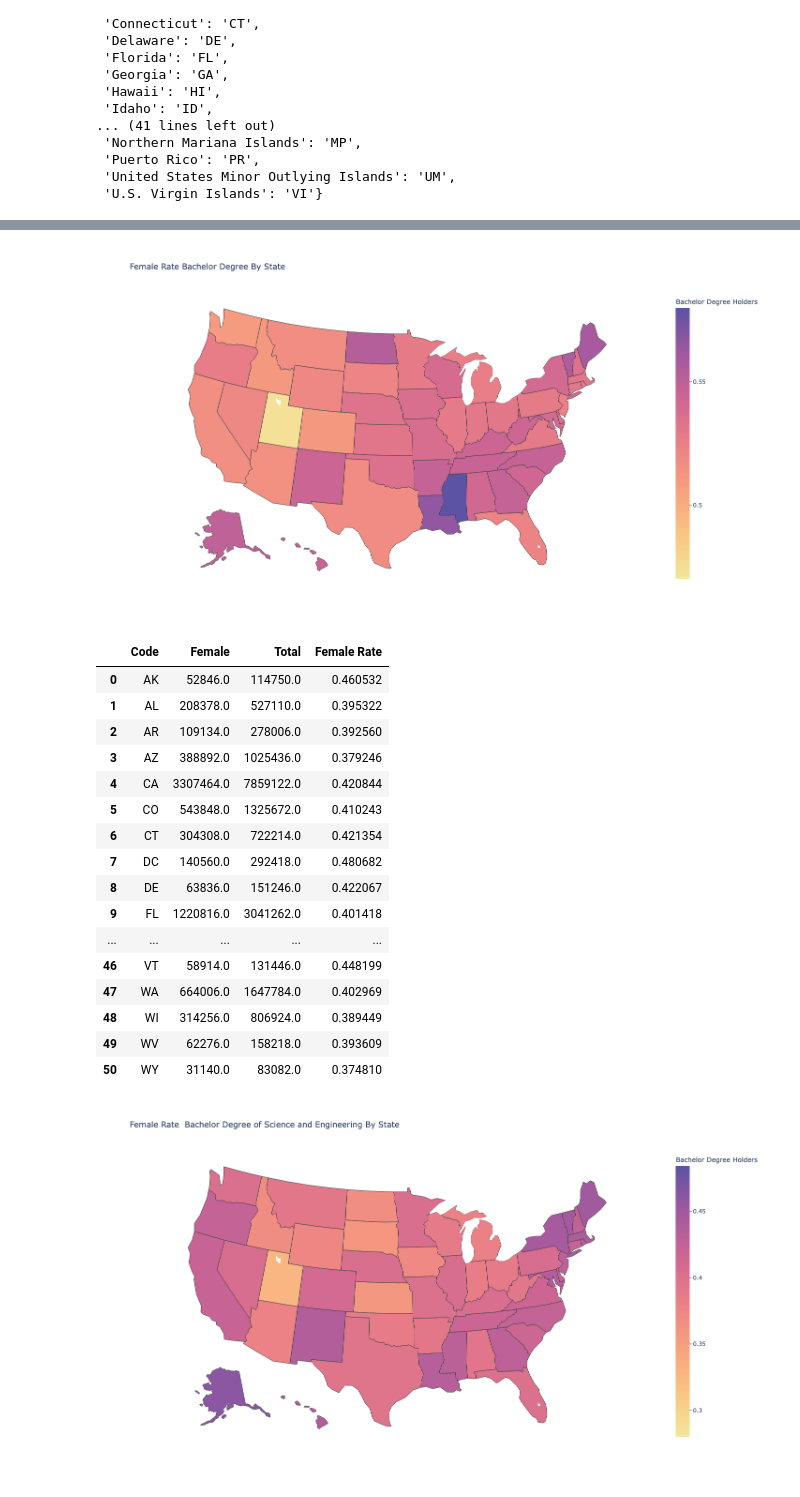
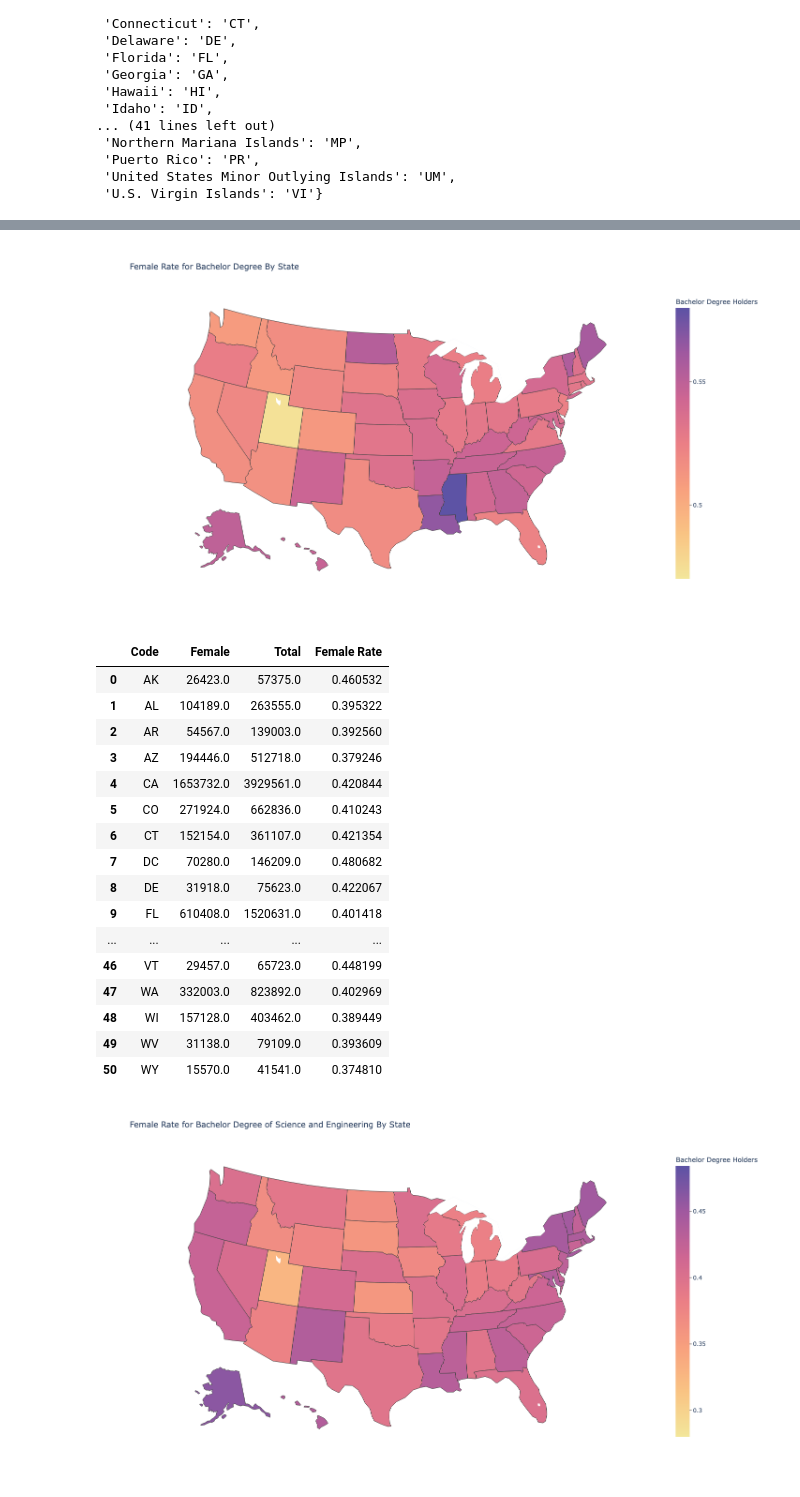
Before and after one commit to yibaiyilan/project_8, a Jupyter notebook: Bachelor_Degree.ipynb, the cells around one changed output, grey strips where cells are left out. Cells and saved outputs as stored; diff of their text form; code cells hidden in the pictures.

```diff
--- a/Bachelor_Degree.ipynb
+++ b/Bachelor_Degree.ipynb
@@ -126,3 +126,6 @@ us_state_to_abbrev
  'U.S. Virgin Islands': 'VI'}
 # %%
 df['Code'] = df['State'].map(us_state_to_abbrev)
+# %%
+df=df[df['Age Group']!='25 and older']
+df
@@ -237,36 +254,34 @@ fig.update_layout(
 )
 fig
 # %% [output]
-[figure, old version]
+[figure, new version]
 # %%
 se = pd.DataFrame(df,columns = ['Code','Sex','Science and Engineering'])
 se['Science and Engineering'] = se['Science and Engineering'].replace(",","", regex=True).astype(float)
 total_se = se[se['Sex']=='Total'].groupby(['Code'],as_index = False).sum().rename(columns={'Science and Engineering':"Total"})
 female_se = se[se['Sex']=='Female'].groupby(['Code'],as_index = False).sum().rename(columns={'Science and Engineering':"Female"})
 female_rate_se = pd.DataFrame()
 female_rate_se['Code'] = sex['Code']
 female_rate_se = pd.merge(female_se,total_se,on=['Code'])
-#z = female_rate1.groupby('Code')
-#z=female_rate[female_rate['Sex']=='Female']
-female_rate_se['Female Rate'] = female_rate['Female']/female_rate['Total']
+female_rate_se['Female Rate'] = female_rate_se['Female']/female_rate_se['Total']
 
 female_rate_se
 # %% [output]
 |  | Code | Female | Total | Female Rate |
-| 0 | AK | 52846.0 | 114750.0 | 0.460532 |
-| 1 | AL | 208378.0 | 527110.0 | 0.395322 |
-| 2 | AR | 109134.0 | 278006.0 | 0.392560 |
-| 3 | AZ | 388892.0 | 1025436.0 | 0.379246 |
-| 4 | CA | 3307464.0 | 7859122.0 | 0.420844 |
-| 5 | CO | 543848.0 | 1325672.0 | 0.410243 |
-| 6 | CT | 304308.0 | 722214.0 | 0.421354 |
-| 7 | DC | 140560.0 | 292418.0 | 0.480682 |
-| 8 | DE | 63836.0 | 151246.0 | 0.422067 |
-| 9 | FL | 1220816.0 | 3041262.0 | 0.401418 |
+| 0 | AK | 26423.0 | 57375.0 | 0.460532 |
+| 1 | AL | 104189.0 | 263555.0 | 0.395322 |
+| 2 | AR | 54567.0 | 139003.0 | 0.392560 |
+| 3 | AZ | 194446.0 | 512718.0 | 0.379246 |
+| 4 | CA | 1653732.0 | 3929561.0 | 0.420844 |
+| 5 | CO | 271924.0 | 662836.0 | 0.410243 |
+| 6 | CT | 152154.0 | 361107.0 | 0.421354 |
+| 7 | DC | 70280.0 | 146209.0 | 0.480682 |
+| 8 | DE | 31918.0 | 75623.0 | 0.422067 |
+| 9 | FL | 610408.0 | 1520631.0 | 0.401418 |
 | ... | ... | ... | ... | ... |
-| 46 | VT | 58914.0 | 131446.0 | 0.448199 |
-| 47 | WA | 664006.0 | 1647784.0 | 0.402969 |
-| 48 | WI | 314256.0 | 806924.0 | 0.389449 |
-| 49 | WV | 62276.0 | 158218.0 | 0.393609 |
-| 50 | WY | 31140.0 | 83082.0 | 0.374810 |
+| 46 | VT | 29457.0 | 65723.0 | 0.448199 |
+| 47 | WA | 332003.0 | 823892.0 | 0.402969 |
+| 48 | WI | 157128.0 | 403462.0 | 0.389449 |
+| 49 | WV | 31138.0 | 79109.0 | 0.393609 |
+| 50 | WY | 15570.0 | 41541.0 | 0.374810 |
 # %%
```
Also changed, not shown: parts of 7 cells of this notebook.
